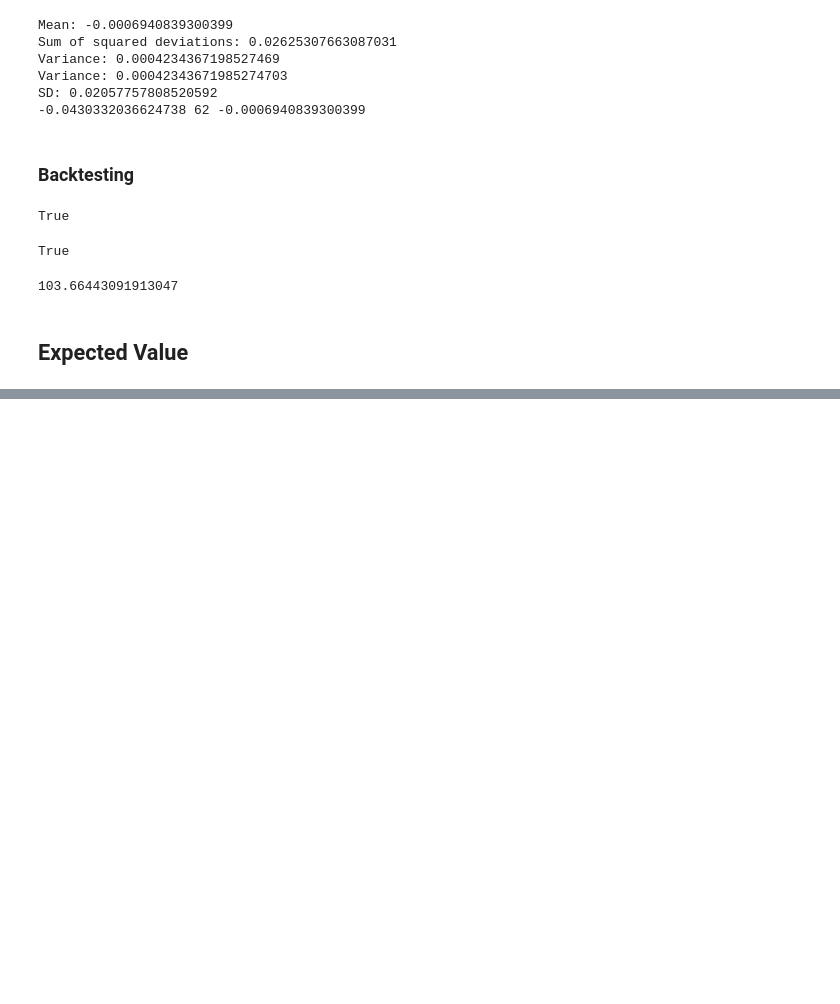
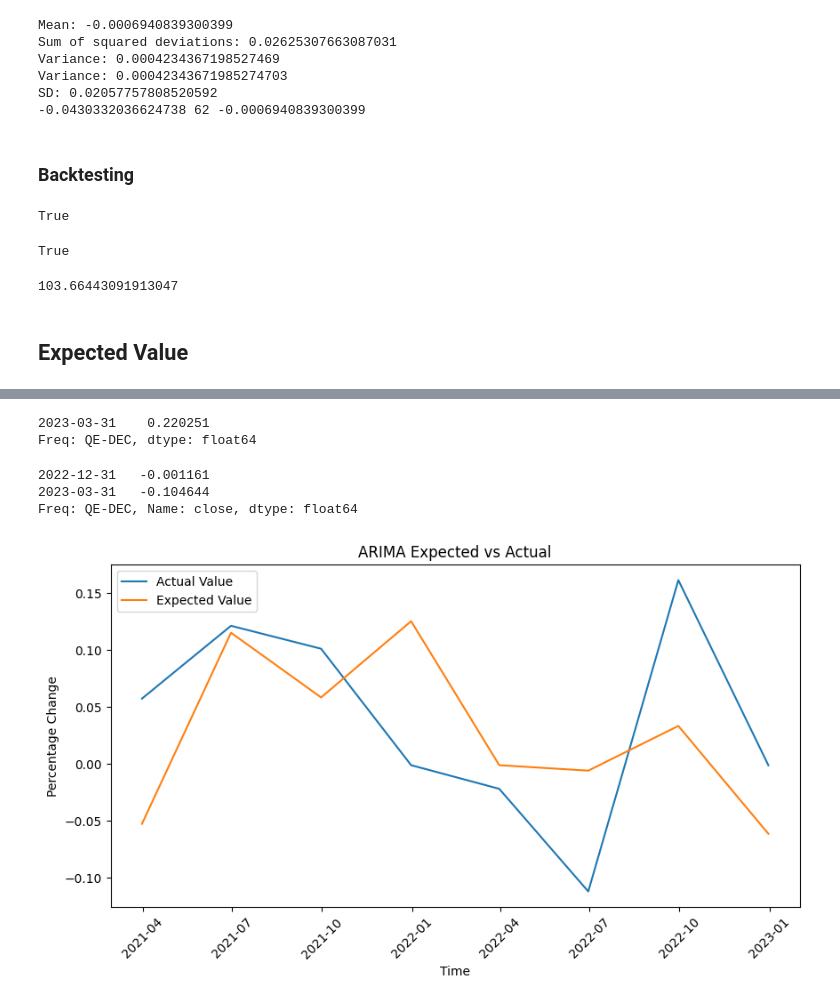
Before and after one commit to pagar22/laxmi-chit-fund, a Jupyter notebook: notebooks/kelly.ipynb, the cells around one changed output, grey strips where cells are left out. Drawn from its saved outputs; the diff is of its cells as text; code cells hidden in the pictures; blank space fills up the shorter version.

```diff
--- a/notebooks/kelly.ipynb
+++ b/notebooks/kelly.ipynb
@@ -273,0 +303,42 @@ plt.show()
+# %%
+def get_expected_value(candles: list):
+    model = ARIMA(candles, order=(3, 1, 3))
+    model_fit = model.fit()
+    expected_value = model_fit.forecast()
+    return expected_value[0]
+# %%
+model = ARIMA(returns_train, order=(8, 1, 7))
+model_fit = model.fit()
+forecast = model_fit.forecast(1, alpha=0.05)
+forecast
+# %% [output]
+2023-03-31    0.220251
+Freq: QE-DEC, dtype: float64
+# %%
+returns_test
+# %% [output]
+2022-12-31   -0.001161
+2023-03-31   -0.104644
+Freq: QE-DEC, Name: close, dtype: float64
+# %%
+temp = returns_train.values
+train_split = int(0.6 * len(temp))
+train, test = temp[:train_split], temp[train_split:]
+
+histotical_returns = [r for r in train]
+expected_values = []
+for r in test:
+    expected_values.append(get_expected_value(histotical_returns))
+    histotical_returns.append(r)
+# %%
+plt.figure(figsize=(10, 5))
+plt.title("ARIMA Expected vs Actual")
+plt.xlabel("Time")
+plt.ylabel("Percentage Change")
+plt.xticks(rotation=45)
+plt.plot(returns_train.iloc[train_split:].index, test, label="Actual Value")
+plt.plot(returns_train.iloc[train_split:].index, expected_values, label="Expected Value")
+plt.legend()
+plt.show()
+# %% [output]
+[figure, added]
```
Also changed, not shown: parts of 14 cells of this notebook, 3 other files.
